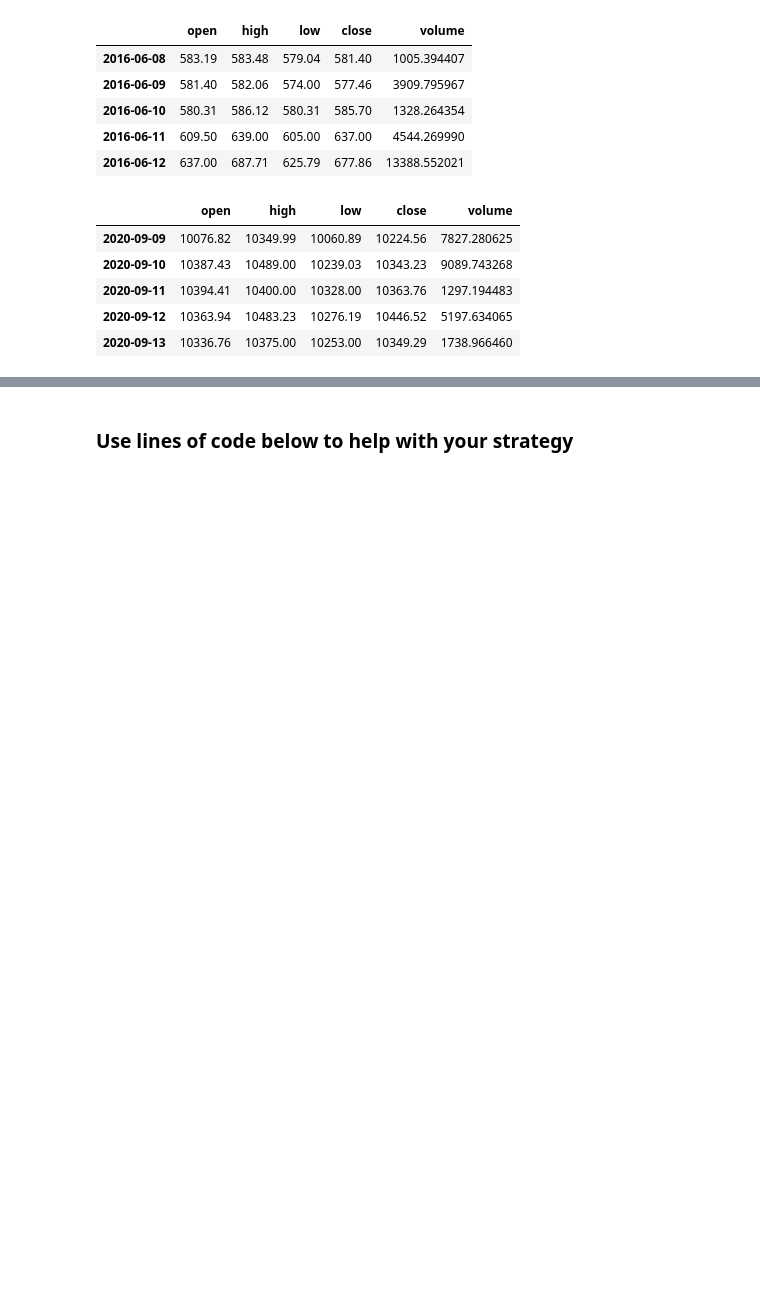
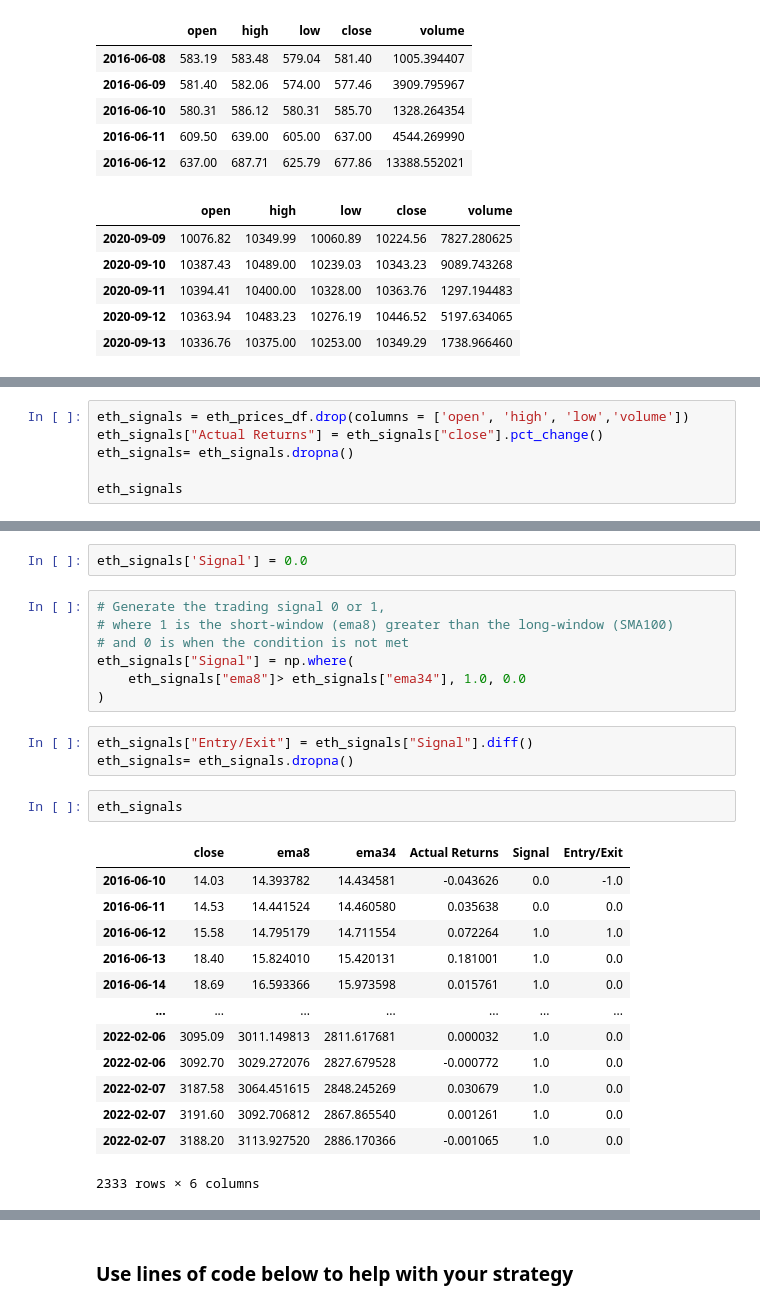
Before and after one commit to baigal17/Project--2-, a Jupyter notebook: Code/Original Data.ipynb, the cells around one changed output, grey strips where cells are left out. Saved outputs shown, nothing was run; the diff lists cells and outputs as text; blank space fills up the shorter version.

```diff
--- a/Code/Original Data.ipynb
+++ b/Code/Original Data.ipynb
@@ -181,0 +194,6 @@ display(btc_testing_dates.head())
+# %%
+eth_signals = eth_prices_df.drop(columns = ['open', 'high', 'low','volume'])
+eth_signals["Actual Returns"] = eth_signals["close"].pct_change()
+eth_signals= eth_signals.dropna()
+
+eth_signals
@@ -181,0 +214,28 @@ display(btc_testing_dates.head())
+# %%
+eth_signals['Signal'] = 0.0
+# %%
+# Generate the trading signal 0 or 1,
+# where 1 is the short-window (ema8) greater than the long-window (SMA100)
+# and 0 is when the condition is not met
+eth_signals["Signal"] = np.where(
+    eth_signals["ema8"]> eth_signals["ema34"], 1.0, 0.0
+)
+# %%
+eth_signals["Entry/Exit"] = eth_signals["Signal"].diff()
+eth_signals= eth_signals.dropna()
+# %%
+eth_signals
+# %% [output]
+|  | close | ema8 | ema34 | Actual Returns | Signal | Entry/Exit |
+| 2016-06-10 | 14.03 | 14.393782 | 14.434581 | -0.043626 | 0.0 | -1.0 |
+| 2016-06-11 | 14.53 | 14.441524 | 14.460580 | 0.035638 | 0.0 | 0.0 |
+| 2016-06-12 | 15.58 | 14.795179 | 14.711554 | 0.072264 | 1.0 | 1.0 |
+| 2016-06-13 | 18.40 | 15.824010 | 15.420131 | 0.181001 | 1.0 | 0.0 |
+| 2016-06-14 | 18.69 | 16.593366 | 15.973598 | 0.015761 | 1.0 | 0.0 |
+| ... | ... | ... | ... | ... | ... | ... |
+| 2022-02-06 | 3095.09 | 3011.149813 | 2811.617681 | 0.000032 | 1.0 | 0.0 |
+| 2022-02-06 | 3092.70 | 3029.272076 | 2827.679528 | -0.000772 | 1.0 | 0.0 |
+| 2022-02-07 | 3187.58 | 3064.451615 | 2848.245269 | 0.030679 | 1.0 | 0.0 |
+| 2022-02-07 | 3191.60 | 3092.706812 | 2867.865540 | 0.001261 | 1.0 | 0.0 |
+| 2022-02-07 | 3188.20 | 3113.927520 | 2886.170366 | -0.001065 | 1.0 | 0.0 |
+2333 rows × 6 columns
```
Also changed, not shown: parts of 17 cells of this notebook, 1 other file.
